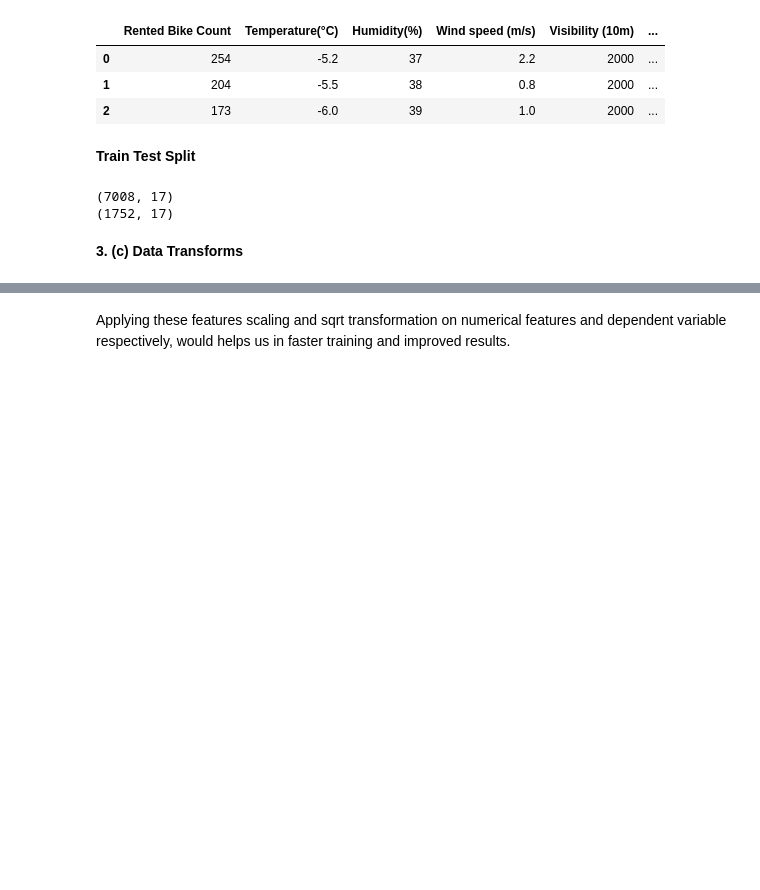
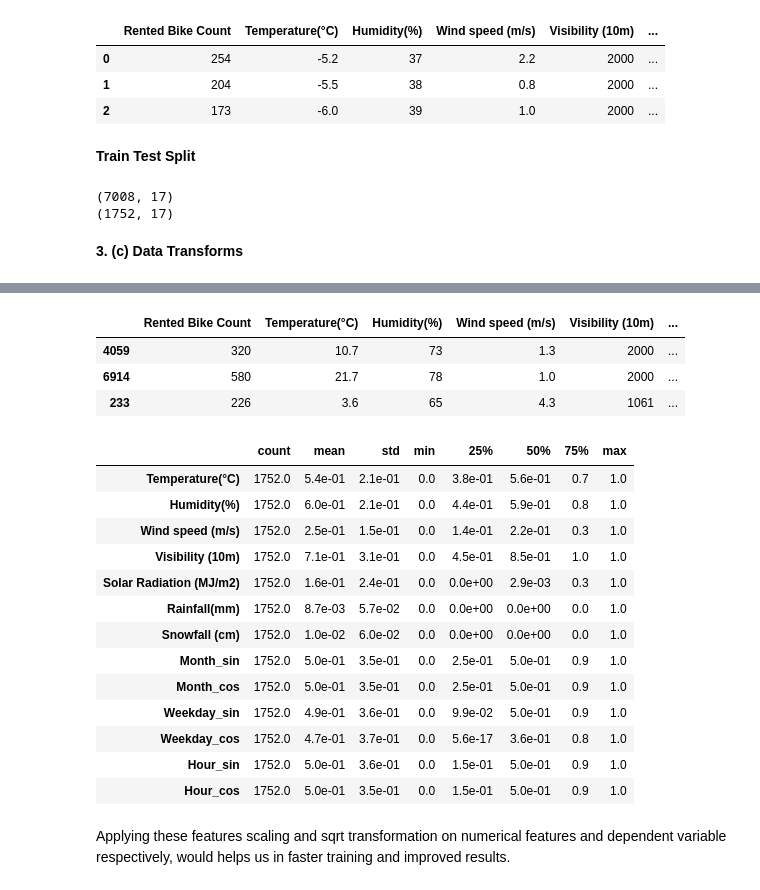
Before and after one commit to GODxFATHER/Bike-Sharing-Demand-Prediction, a Jupyter notebook: Individual_Bike_Sharing_Demand_Prediction_Capstone_Project.ipynb, the cells around one changed output, grey strips where cells are left out. Saved outputs shown, nothing was run; the diff lists cells and outputs as text; code cells hidden in the pictures; blank space fills up the shorter version.

```diff
--- a/Individual_Bike_Sharing_Demand_Prediction_Capstone_Project.ipynb
+++ b/Individual_Bike_Sharing_Demand_Prediction_Capstone_Project.ipynb
@@ -695,3 +705,10 @@ features[num_attribs] = scaler.fit_transform(features[num_attribs])
+# %%
+test_set.head(3)
+# %% [output]
+|  | Rented Bike Count | Temperature(°C) | Humidity(%) | Wind speed (m/s) | Visibility (10m) | ... |
+| 4059 | 320 | 10.7 | 73 | 1.3 | 2000 | ... |
+| 6914 | 580 | 21.7 | 78 | 1.0 | 2000 | ... |
+| 233 | 226 | 3.6 | 65 | 4.3 | 1061 | ... |
 # %%
 # Separating the features and target labels from the test set and also applying square root transformation on the target label
 
@@ -700,7 +717,24 @@ test_features = test_set.drop(columns = "Rented Bike Count")
 # %%
 # Applying the MinMax scaling on the numerical features of the test set
 
-test_features[num_attribs] = scaler.transform(test_features[num_attribs])
+test_features[num_attribs] = scaler.fit_transform(test_features[num_attribs])
+# %%
+test_features.describe().T
+# %% [output]
+|  | count | mean | std | min | 25% | 50% | 75% | max |
+| Temperature(°C) | 1752.0 | 5.4e-01 | 2.1e-01 | 0.0 | 3.8e-01 | 5.6e-01 | 0.7 | 1.0 |
+| Humidity(%) | 1752.0 | 6.0e-01 | 2.1e-01 | 0.0 | 4.4e-01 | 5.9e-01 | 0.8 | 1.0 |
+| Wind speed (m/s) | 1752.0 | 2.5e-01 | 1.5e-01 | 0.0 | 1.4e-01 | 2.2e-01 | 0.3 | 1.0 |
+| Visibility (10m) | 1752.0 | 7.1e-01 | 3.1e-01 | 0.0 | 4.5e-01 | 8.5e-01 | 1.0 | 1.0 |
+| Solar Radiation (MJ/m2) | 1752.0 | 1.6e-01 | 2.4e-01 | 0.0 | 0.0e+00 | 2.9e-03 | 0.3 | 1.0 |
+| Rainfall(mm) | 1752.0 | 8.7e-03 | 5.7e-02 | 0.0 | 0.0e+00 | 0.0e+00 | 0.0 | 1.0 |
+| Snowfall (cm) | 1752.0 | 1.0e-02 | 6.0e-02 | 0.0 | 0.0e+00 | 0.0e+00 | 0.0 | 1.0 |
+| Month_sin | 1752.0 | 5.0e-01 | 3.5e-01 | 0.0 | 2.5e-01 | 5.0e-01 | 0.9 | 1.0 |
+| Month_cos | 1752.0 | 5.0e-01 | 3.5e-01 | 0.0 | 2.5e-01 | 5.0e-01 | 0.9 | 1.0 |
+| Weekday_sin | 1752.0 | 4.9e-01 | 3.6e-01 | 0.0 | 9.9e-02 | 5.0e-01 | 0.9 | 1.0 |
+| Weekday_cos | 1752.0 | 4.7e-01 | 3.7e-01 | 0.0 | 5.6e-17 | 3.6e-01 | 0.8 | 1.0 |
+| Hour_sin | 1752.0 | 5.0e-01 | 3.6e-01 | 0.0 | 1.5e-01 | 5.0e-01 | 0.9 | 1.0 |
+| Hour_cos | 1752.0 | 5.0e-01 | 3.5e-01 | 0.0 | 1.5e-01 | 5.0e-01 | 0.9 | 1.0 |
 # %% [markdown]
 Applying these features scaling and sqrt transformation on numerical features and dependent variable respectively, would helps us in faster training and improved results.
 # %%
```
Also changed, not shown: parts of 46 cells of this notebook.
